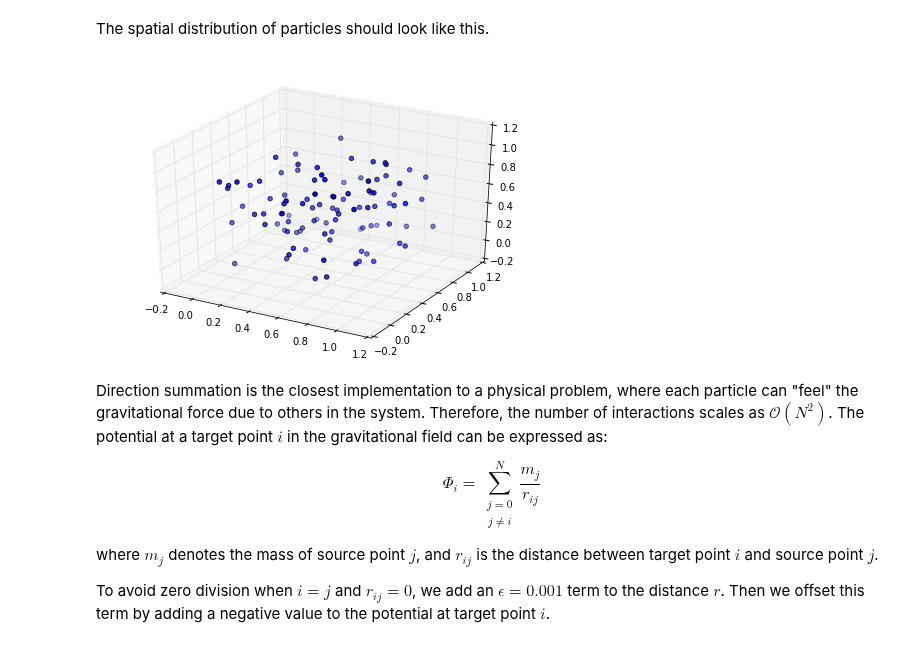
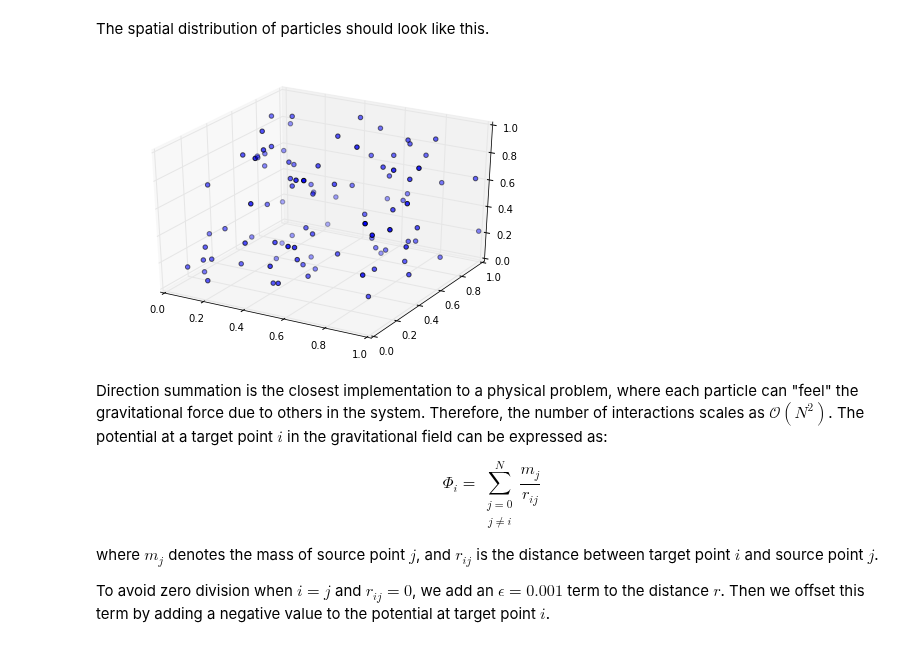
Before and after one commit to barbagroup/FMM_tutorial, a Jupyter notebook: 01_direct_summation.ipynb, the cells around one changed output. Cells and saved outputs as stored; diff of their text form; code cells hidden in the pictures.

```diff
--- a/01_direct_summation.ipynb
+++ b/01_direct_summation.ipynb
@@ -32,10 +32,15 @@ for i in range(N):
     m[i] = 1.0/N              # generate the mass array
 # %% [markdown]
 The spatial distribution of particles should look like this.
-# %%
-Axes3D(plt.figure()).scatter(x,y,z);
-# %% [output]
-[figure, removed]
+# %%
+#Axes3D(plt.figure()).scatter(x,y,z);
+ax = Axes3D(plt.figure())
+ax.set_xlim(0,1)
+ax.set_ylim(0,1)
+ax.set_zlim(0,1)
+ax.scatter(x,y,z);
+# %% [output]
+[figure, added]
 # %% [markdown]
 Direction summation is the closest implementation to a physical problem, where each particle can "feel" the gravitational force due to others in the system. Therefore, the number of interactions scales as $\mathcal{O} \left(N^2 \right)$. The potential at a target point $i$ in the gravitational field can be expressed as:
 
```
Also changed, not shown: parts of 2 cells of this notebook.
